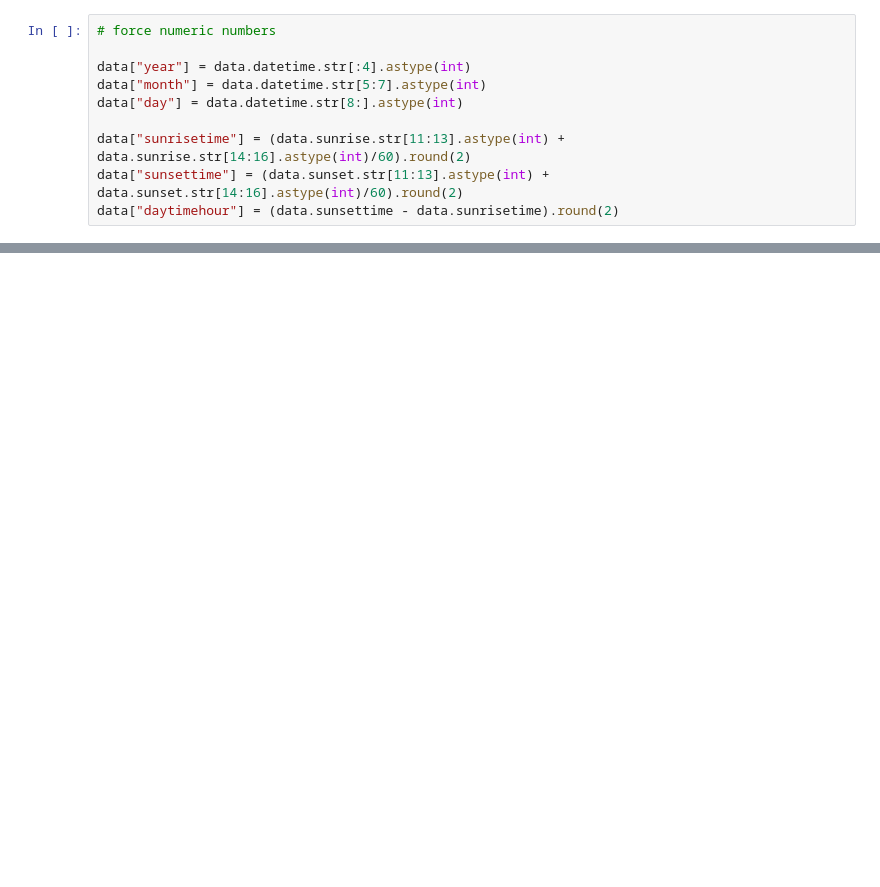
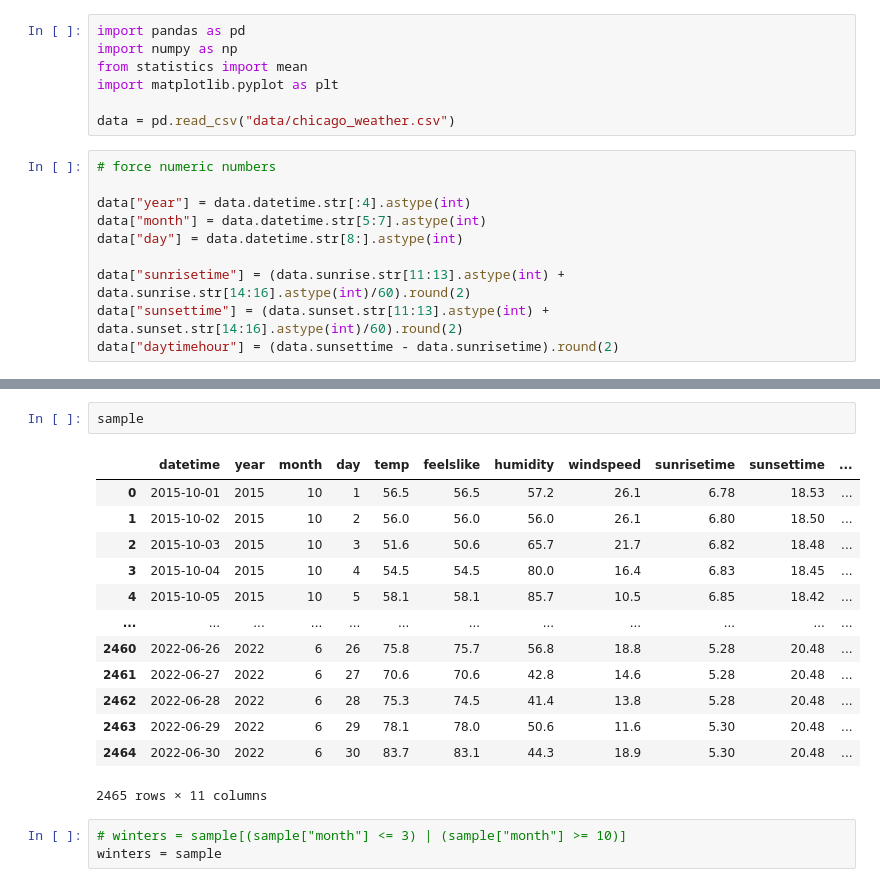
Before and after one commit to yifu-hou/CAPP30239_FA22, a Jupyter notebook: proj/pj_data.ipynb, the cells around one changed output, grey strips where cells are left out. Cells and saved outputs as stored; diff of their text form; blank space fills up the shorter version.

```diff
--- a/proj/pj_data.ipynb
+++ b/proj/pj_data.ipynb
@@ -7,3 +3,10 @@ import numpy as np
+# %%
+import pandas as pd
+import numpy as np
+from statistics import mean
+import matplotlib.pyplot as plt
+
+data = pd.read_csv("data/chicago_weather.csv")
 # %%
 # force numeric numbers
 
@@ -44,0 +46,19 @@ plt.show()
+# %%
+sample
+# %% [output]
+|  | datetime | year | month | day | temp | feelslike | humidity | windspeed | sunrisetime | sunsettime | ... |
+| 0 | 2015-10-01 | 2015 | 10 | 1 | 56.5 | 56.5 | 57.2 | 26.1 | 6.78 | 18.53 | ... |
+| 1 | 2015-10-02 | 2015 | 10 | 2 | 56.0 | 56.0 | 56.0 | 26.1 | 6.80 | 18.50 | ... |
+| 2 | 2015-10-03 | 2015 | 10 | 3 | 51.6 | 50.6 | 65.7 | 21.7 | 6.82 | 18.48 | ... |
+| 3 | 2015-10-04 | 2015 | 10 | 4 | 54.5 | 54.5 | 80.0 | 16.4 | 6.83 | 18.45 | ... |
+| 4 | 2015-10-05 | 2015 | 10 | 5 | 58.1 | 58.1 | 85.7 | 10.5 | 6.85 | 18.42 | ... |
+| ... | ... | ... | ... | ... | ... | ... | ... | ... | ... | ... | ... |
+| 2460 | 2022-06-26 | 2022 | 6 | 26 | 75.8 | 75.7 | 56.8 | 18.8 | 5.28 | 20.48 | ... |
+| 2461 | 2022-06-27 | 2022 | 6 | 27 | 70.6 | 70.6 | 42.8 | 14.6 | 5.28 | 20.48 | ... |
+| 2462 | 2022-06-28 | 2022 | 6 | 28 | 75.3 | 74.5 | 41.4 | 13.8 | 5.28 | 20.48 | ... |
+| 2463 | 2022-06-29 | 2022 | 6 | 29 | 78.1 | 78.0 | 50.6 | 11.6 | 5.30 | 20.48 | ... |
+| 2464 | 2022-06-30 | 2022 | 6 | 30 | 83.7 | 83.1 | 44.3 | 18.9 | 5.30 | 20.48 | ... |
+2465 rows × 11 columns
+# %%
+# winters = sample[(sample["month"] <= 3) | (sample["month"] >= 10)]
+winters = sample
```
Also changed, not shown: parts of 12 cells of this notebook, 15 other files.
